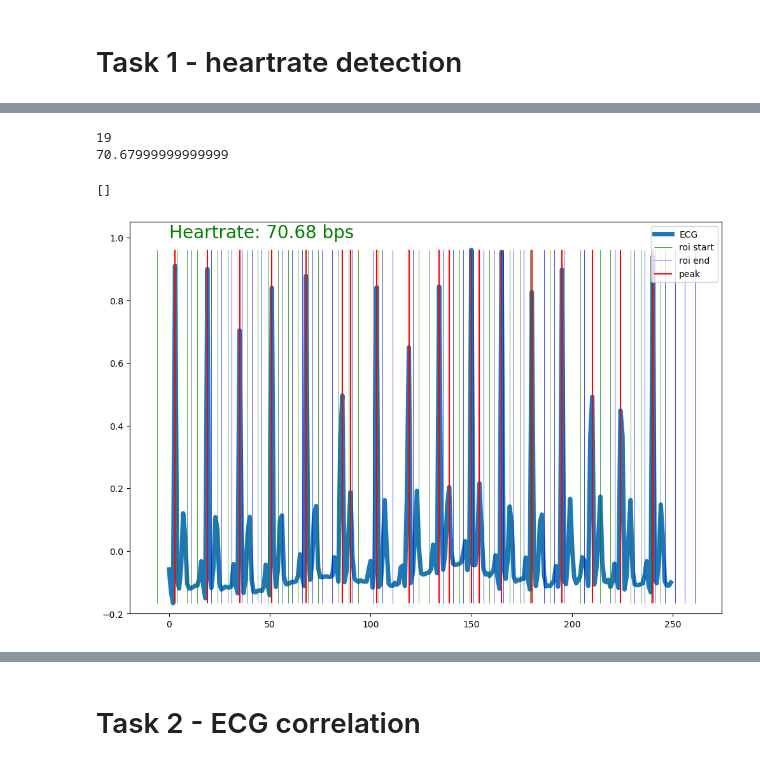
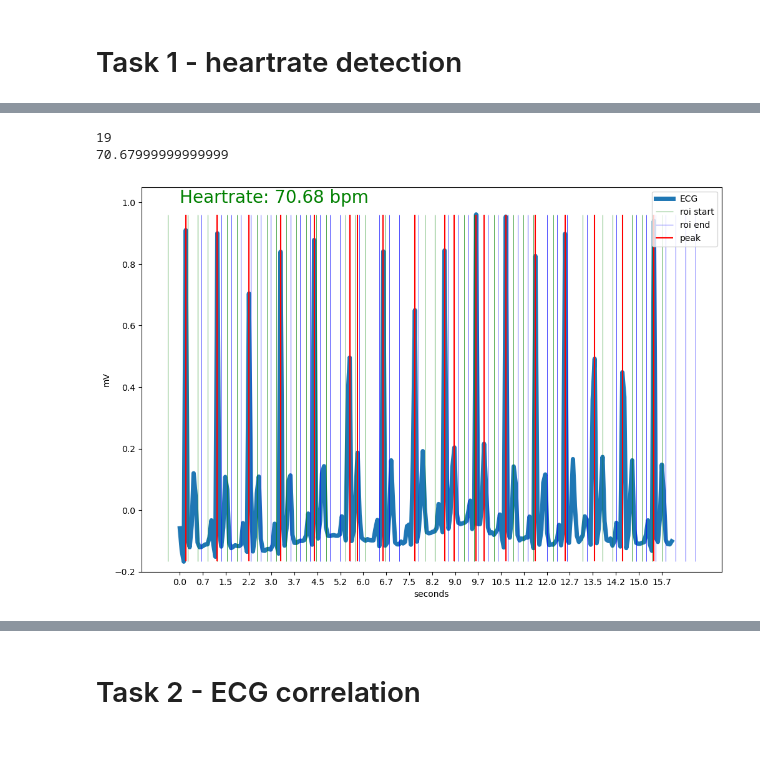
Before and after one commit to MQ37/ecg-emg-processing, a Jupyter notebook: Semestral1.ipynb, the cells around one changed output, grey strips where cells are left out. Cells and saved outputs as stored; diff of their text form; code cells hidden in the pictures.

```diff
--- a/Semestral1.ipynb
+++ b/Semestral1.ipynb
@@ -188,20 +180,22 @@ plt.plot(signal)
 # %%
 plt.figure(figsize=(12, 8))
 peaks = detect_peaks(signal, N=5, rthreshold=20, pthreshold=90, do_plot=True)
 npeaks = len(peaks)
 print(npeaks)
 pps = npeaks / seconds
 hr = pps*60
 print(hr)
-plt.text(0, 1, "Heartrate: %.2f bps" % hr, fontdict={"size": 20, "color": "green"})
+plt.text(0, 1, "Heartrate: %.2f bpm" % hr, fontdict={"size": 20, "color": "green"})
 plt.ylim(-0.2, 1.05)
 plt.legend(loc="upper right")
-plt.plot()
+plt.ylabel("mV")
+plt.xlabel("seconds")
+plt.xticks(np.arange(0, len(signal), 60*3/sr), np.round(np.arange(0, len(signal), 60*3/sr) / sr, 1))
+plt.show()
 # %% [output]
 19
 70.67999999999999
-[]
-[figure, old version]
+[figure, new version]
 # %%
 def test_peak_detection(file, sampfrom=0, nsamp=100000, correct_threshold=0.0001):
     samp, rinfo = wfdb.rdsamp(file, channels=None, sampfrom=sampfrom, sampto=sampfrom+nsamp)
```
Also changed, not shown: parts of 5 cells of this notebook, 4 other files.
